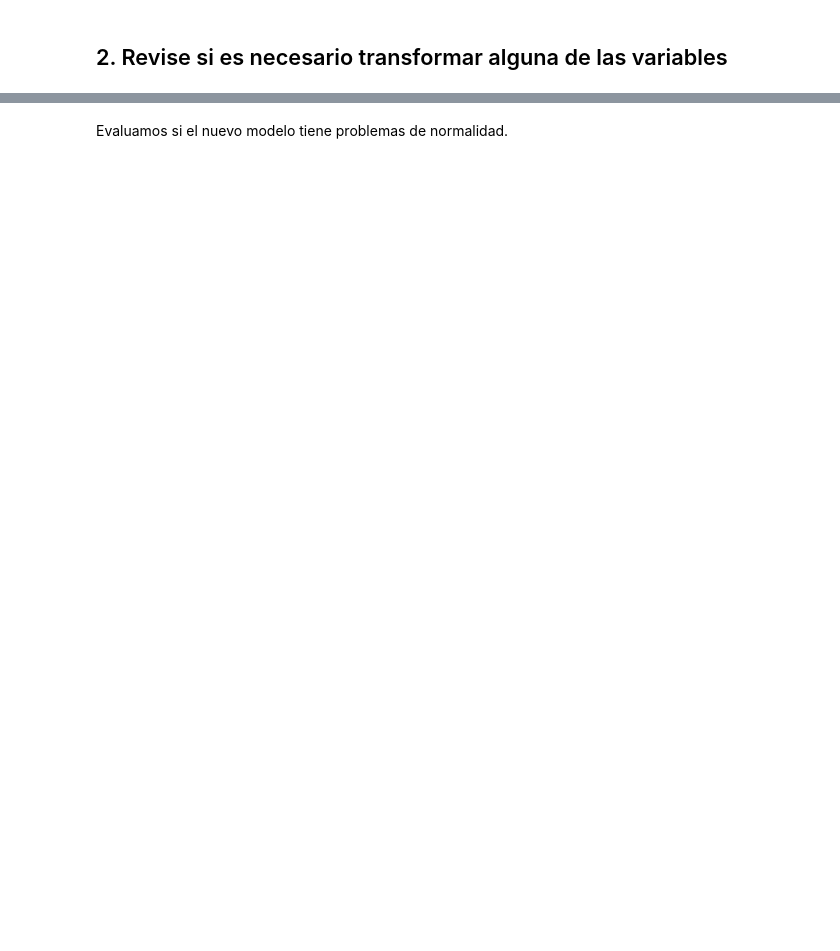
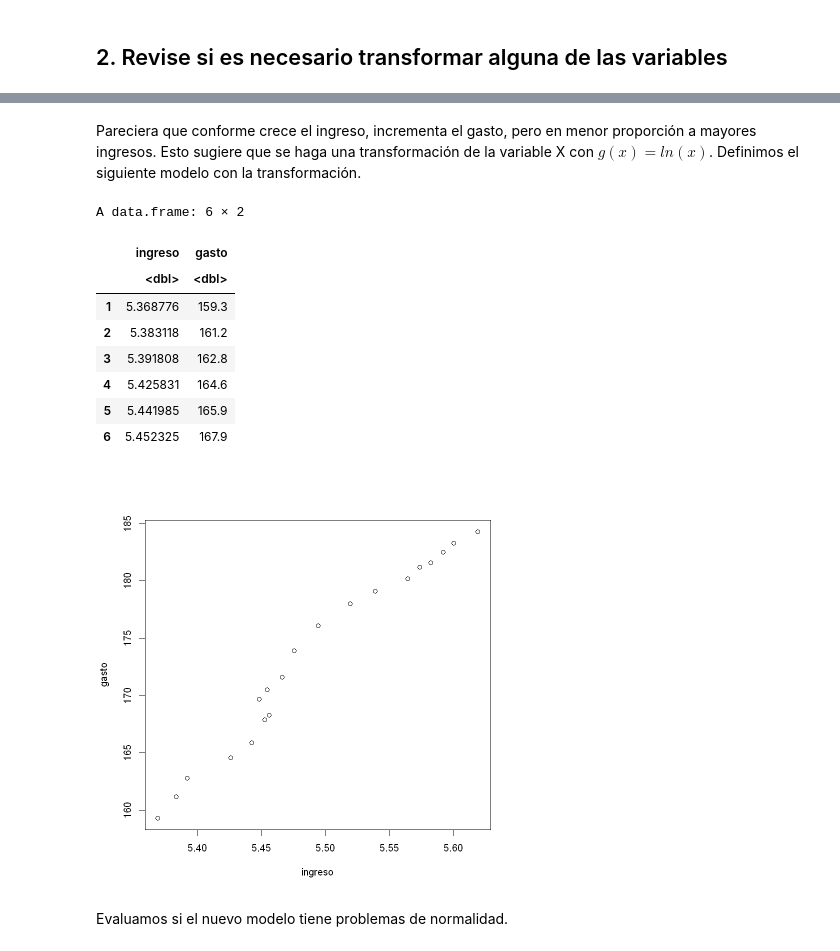
Before and after one commit to MantiMantilla/MEL-2022-2, a Jupyter notebook: Talleres/Taller 4 - Clase 21/Taller clase 21.ipynb, the cells around one changed output, grey strips where cells are left out. Cells and saved outputs as stored; diff of their text form; code cells hidden in the pictures; blank space fills up the shorter version.

```diff
--- a/Talleres/Taller 4 - Clase 21/Taller clase 21.ipynb
+++ b/Talleres/Taller 4 - Clase 21/Taller clase 21.ipynb
@@ -55,5 +77,22 @@ Definimos el siguiente modelo con una transformación...
+# %% [markdown]
+Pareciera que conforme crece el ingreso, incrementa el gasto, pero en menor proporción a mayores ingresos. Esto sugiere que se haga una transformación de la variable X con $g(x) = ln(x)$. Definimos el siguiente modelo con la transformación.
 # %%
 # Creamos un modelo transformado
+data_logged <- data
+data_logged["ingreso"] <- log(data_logged["ingreso"])
+head(data_logged)
+plot(data_logged)
+# %% [output]
+A data.frame: 6 × 2
+|  | ingreso | gasto |
+|  | <dbl> | <dbl> |
+| 1 | 5.368776 | 159.3 |
+| 2 | 5.383118 | 161.2 |
+| 3 | 5.391808 | 162.8 |
+| 4 | 5.425831 | 164.6 |
+| 5 | 5.441985 | 165.9 |
+| 6 | 5.452325 | 167.9 |
+[figure, added]
 # %% [markdown]
 Evaluamos si el nuevo modelo tiene problemas de normalidad.
 # %%
```
Also changed, not shown: parts of 30 cells of this notebook.
